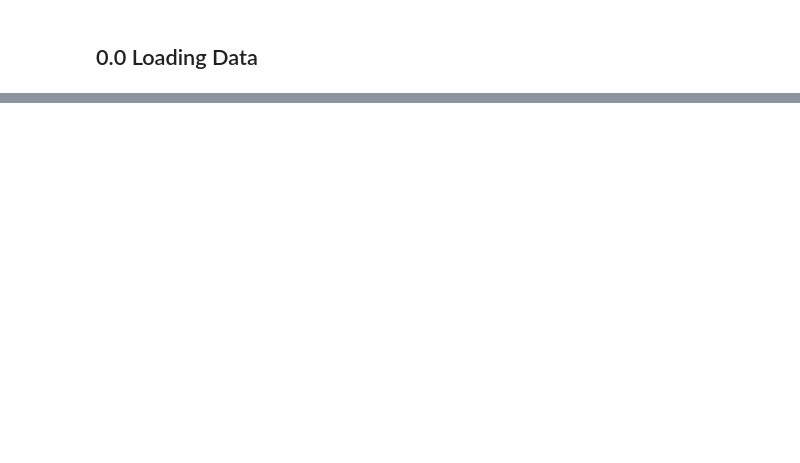
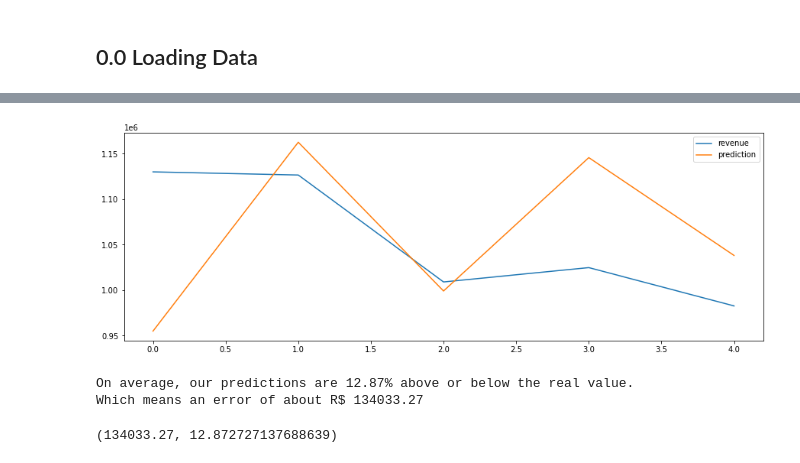
Before and after one commit to pauloreis-ds/olist, a Jupyter notebook: sales_prediction/notebooks/1.1-pr-sales-prediction-machine-learning.ipynb, the cells around one changed output, grey strips where cells are left out. Drawn from its saved outputs; the diff is of its cells as text; code cells hidden in the pictures; blank space fills up the shorter version.

```diff
--- a/sales_prediction/notebooks/1.1-pr-sales-prediction-machine-learning.ipynb
+++ b/sales_prediction/notebooks/1.1-pr-sales-prediction-machine-learning.ipynb
@@ -85,0 +190,5 @@ memory usage: 32.3+ MB
+# %%
+rf_evaluation = pd.concat([pd.Series(y_test.ravel(), name='revenue'), pd.Series(predictions.ravel(), name='prediction')], axis=1)
+rf_evaluation.plot(figsize=(15,5));
+# %% [output]
+[figure, added]
@@ -85,0 +197,10 @@ memory usage: 32.3+ MB
+# %%
+a = pd.concat([pd.Series(df_test.values.ravel(), name='revenue'), pd.Series(predictions.ravel(), name='prediction')], axis=1)
+a.index = df_test.index.get_level_values(1)
+a = a.groupby("order_purchase_timestamp").sum()
+
+evaluation(a.revenue, a.prediction)
+# %% [output]
+On average, our predictions are 12.87% above or below the real value.
+Which means an error of about R$ 134033.27
+(134033.27, 12.872727137688639)
```
Also changed, not shown: parts of 28 cells of this notebook, 5 other files.
